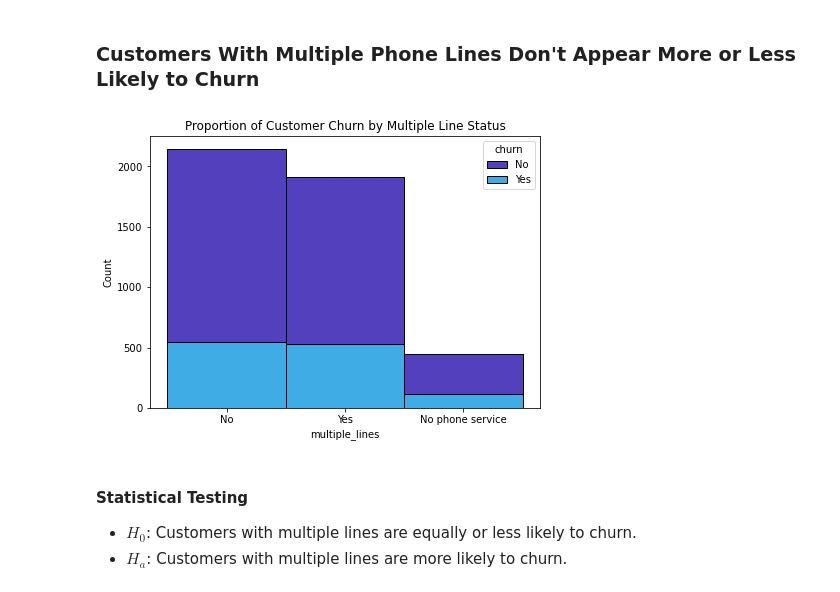
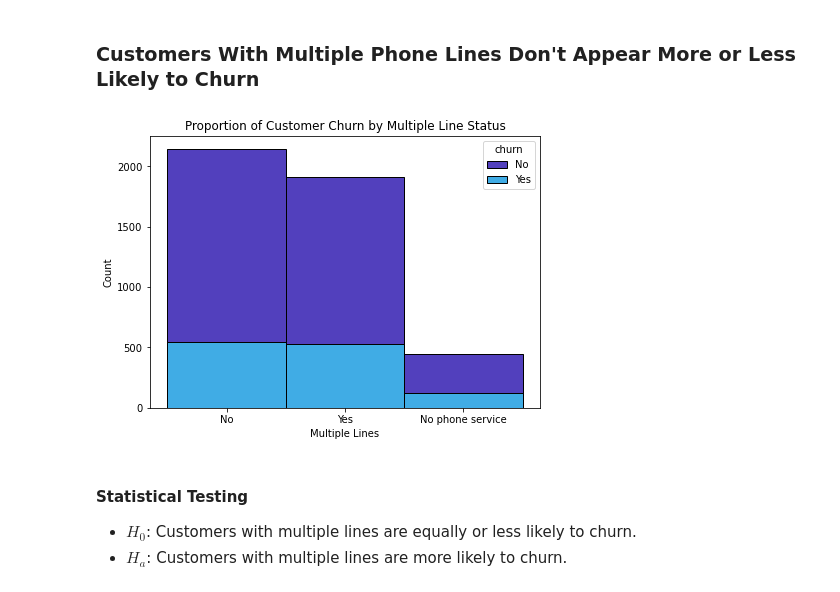
Before and after one commit to greg-maggard/telco_classification_project, a Jupyter notebook: telco_classification_final_report.ipynb, the cells around one changed output. Cells and saved outputs as stored; diff of their text form; code cells hidden in the pictures.

```diff
--- a/telco_classification_final_report.ipynb
+++ b/telco_classification_final_report.ipynb
@@ -133,15 +122,16 @@ Sufficient evidence -> Reject the null hypothesis.
 # %%
 #Defining size of chart window for visibility:
 f = plt.figure(figsize=(7,5))
 #Adding a subplot such that my churn values are stacked
 ax = f.add_subplot(1,1,1)
 
 #Drawing the histogram, stacking on 'churn' variable, and huing by 'churn' variable. Including legend and title:
 sns.histplot(data= train, ax=ax, stat="count", multiple="stack",
              x="multiple_lines", kde=False, hue="churn",
-             element="bars", legend=True).set(Title = "Proportion of Customer Churn by Multiple Line Status");
+             element="bars", legend=True).set(Title = "Proportion of Customer Churn by Multiple Line Status")
+plt.xlabel("Multiple Lines");
 # %% [output]
-[figure, old version]
+[figure, new version]
 # %% [markdown]
 #### Statistical Testing
 - $H_0$: Customers with multiple lines are equally or less likely to churn.
```
Also changed, not shown: parts of 7 cells of this notebook.
